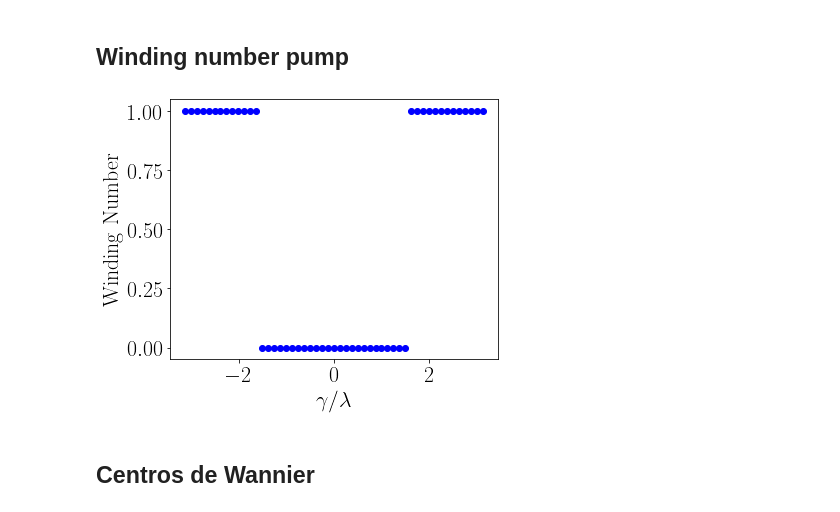
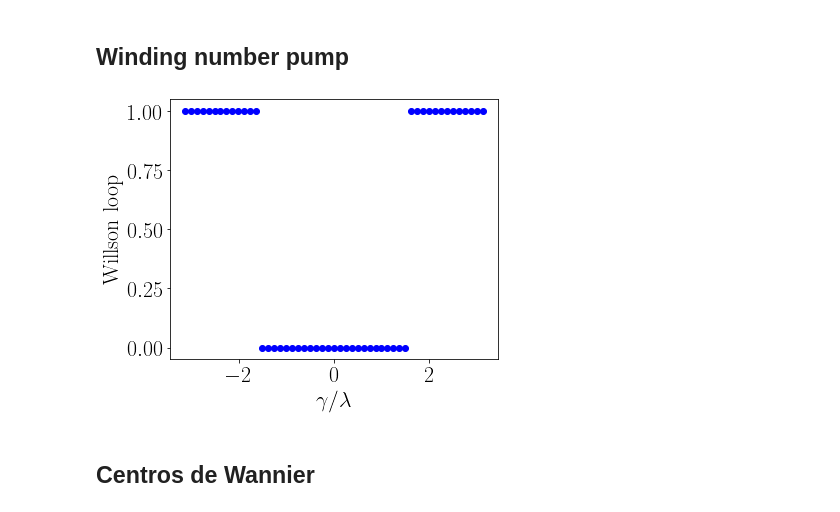
Before and after one commit to Antoniodivz/Tesis, a Jupyter notebook: pump ssh.ipynb, the cells around one changed output. Saved outputs shown, nothing was run; the diff lists cells and outputs as text; code cells hidden in the pictures.

```diff
--- a/pump ssh.ipynb
+++ b/pump ssh.ipynb
@@ -131,36 +131,0 @@ plt.savefig('winding_shh.png')
-# %%
-L = 6
-POS=matrix(kron(diag(exp(2.0j*pi*arange(L)/(L))),eye(2)))
-#print(POS, shape(POS))
-Lwanflow=[]
-Hwanflow=[]
-Lwane=[]
-Hwane=[]
-for v in linspace(0,2,2):
-    H=matrix(H_ssh_real(1,v,n=L*2,p=True)) #matriz 4x4
-    sys=eigh(H)
-    #print(sys[0], shape(sys[0]))
-
-    Lval=sys[0][sys[0]<0]
-    #print(Lval, shape(Lval))
-    Lvec=matrix(sys[1][:,sys[0]<0])
-    #print(Lvec, shape(Lvec))
-    LP=Lvec*Lvec.H
-    #print(LP, shape(LP))
-    LW=LP*POS*LP #matrix 4x4
-    #print(LW, shape(LW))
-    LWval,LWvec=eig(LW)
-    print(abs(LWval)>1e-10)
-    #########
-    LWvec=LWvec[:,abs(LWval)>1e-10]
-    LWe=real(diag(LWvec.H*H*LWvec))
-
-    #print(L/(2*pi)*sort(angle(LWval[abs(LWval)>1e-10])))
-
-    Lwanflow=append(Lwanflow,L/(2*pi)*sort(angle(LWval[abs(LWval)>1e-10])))
-
-fig, ax = subplots()
-for i in range(L):
-    x = real(Lwanflow[i::L])
-    ax.plot(x,linspace(0,1,len(x)), 'ko',c='b')
-#Lwanflow = Lwanflow.reshape((10,51))
@@ -241,23 +202,23 @@ plt.savefig('loop_shh_pump.png')
 # %%
 fig, ax = plt.subplots(figsize=(6,5))
 for θ in linspace(-pi,pi,51):
     WL = ones((2,2), dtype=complex)
 
     for k in linspace(-pi,pi,100)[1:]:
         H =  matrix(H_pump_k(k,θ),dtype=complex)
         Ek, U = eigh(H)
         Ek = real(Ek)
         WL = WL*U.T.conjugate()*U.T
 
     W = sum(angle(WL))/(2*pi)
     ax.scatter([θ],[W],c='b')
 
 ax.set_xlabel('$\gamma/\lambda$')
-ax.set_ylabel('Winding Number')
+ax.set_ylabel('Willson loop')
 plt.tight_layout()
 plt.savefig('winding_shh_pump.png')
 # %% [output]
-[figure, old version]
+[figure, new version]
 # %% [markdown]
 ## Centros de Wannier
 # %%
```
Also changed, not shown: parts of 3 cells of this notebook, 19 other files.
